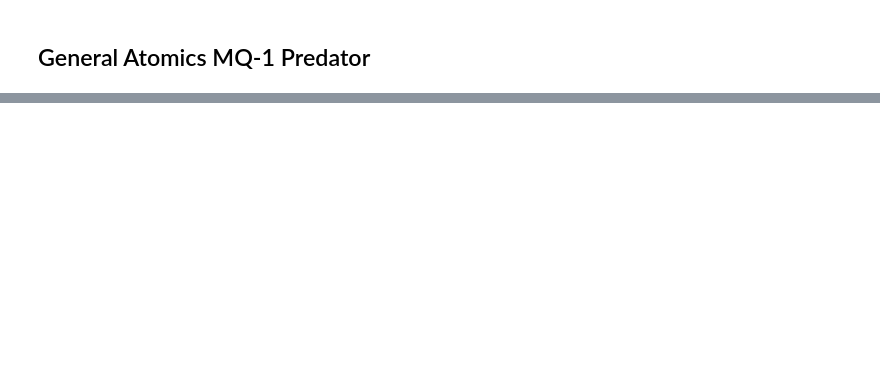
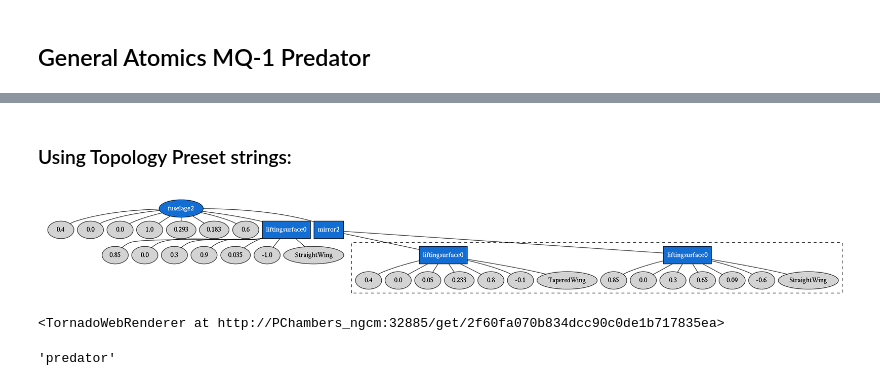
Before and after one commit to p-chambers/occ_airconics, a Jupyter notebook: examples/notebooks/gp_evolve_boxlayout.ipynb, the cells around one changed output, grey strips where cells are left out. Saved outputs shown, nothing was run; the diff lists cells and outputs as text; code cells hidden in the pictures; blank space fills up the shorter version.

```diff
--- a/examples/notebooks/gp_evolve_boxlayout.ipynb
+++ b/examples/notebooks/gp_evolve_boxlayout.ipynb
@@ -151,0 +170,21 @@ renderer
+# %% [markdown]
+### Using Topology Preset strings:
+# %%
+topo_tools = Topology_GPTools(MaxAttachments=4)
+
+topo = topo_tools.from_string(preset='predator')
+
+renderer = TornadoWebRenderer()
+
+topo.Display(renderer)
+
+display(Image(topo.pydot_graph().create_png()))
+
+renderer
+# %% [output]
+[figure, added]
+<TornadoWebRenderer at http://PChambers_ngcm:32885/get/2f60fa070b834dcc90c0de1b717835ea>
+# %%
+'PREDATOR'.lower()
+# %% [output]
+'predator'
```
Also changed, not shown: parts of 7 cells of this notebook, 3 other files.
